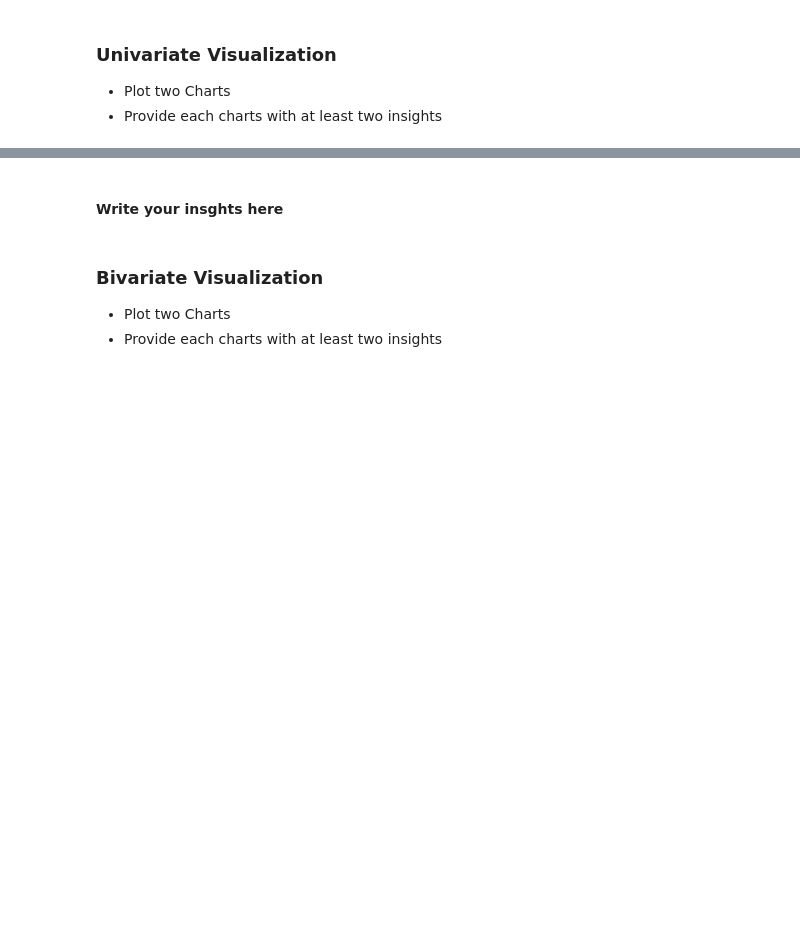
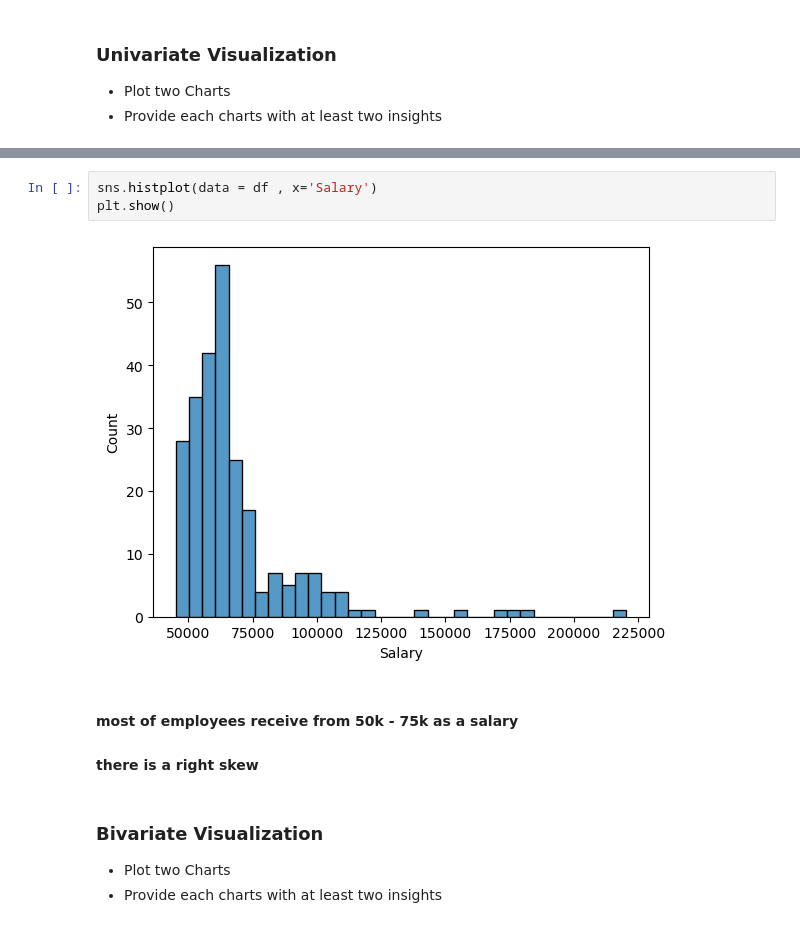
Before and after one commit to Tuwaiq-Data-Science-Bootcamp-V2/EDA-Lab1, a Jupyter notebook: EDA_Assignment .ipynb, the cells around one changed output, grey strips where cells are left out. Saved outputs shown, nothing was run; the diff lists cells and outputs as text; blank space fills up the shorter version.

```diff
--- a/EDA_Assignment .ipynb
+++ b/EDA_Assignment .ipynb
@@ -11,5 +69,11 @@
+# %%
+sns.histplot(data = df , x='Salary')
+plt.show()
+# %% [output]
+[figure, added]
 # %% [markdown]
-#### Write your insghts here
+#### most of employees receive from 50k - 75k as a salary
+#### there is a right skew
 # %% [markdown]
 ### Bivariate Visualization
 * Plot two Charts
```
Also changed, not shown: parts of 13 cells of this notebook, 1 other file.
